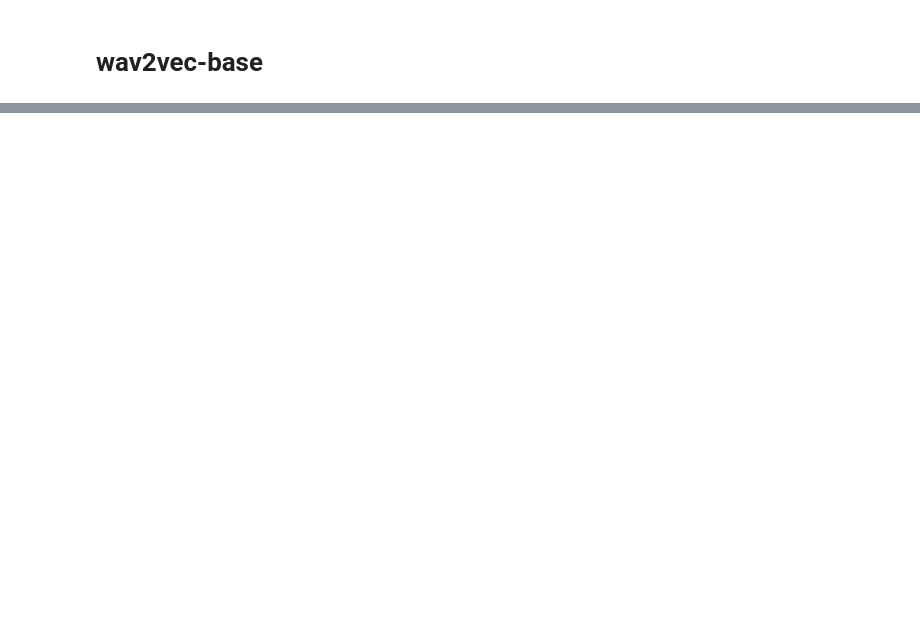
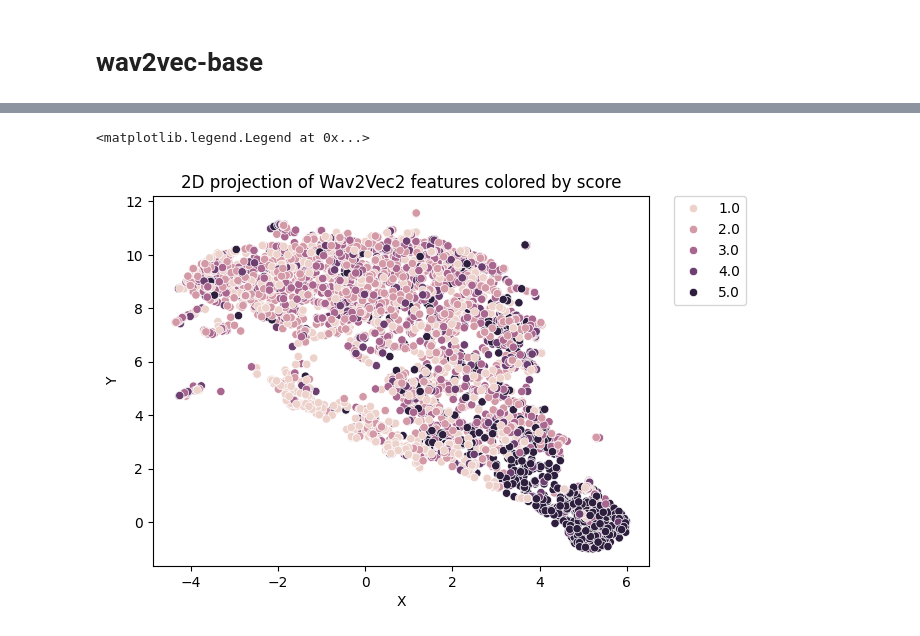
Before and after one commit to asosawelford/tesis, a Jupyter notebook: embeddings/wav2vec/code/extract_wav2vec_embeddings.ipynb, the cells around one changed output, grey strips where cells are left out. Cells and saved outputs as stored; diff of their text form; code cells hidden in the pictures; blank space fills up the shorter version.

```diff
--- a/embeddings/wav2vec/code/extract_wav2vec_embeddings.ipynb
+++ b/embeddings/wav2vec/code/extract_wav2vec_embeddings.ipynb
@@ -167,0 +94,8 @@ torch.Size([1, 49, 512])
+# %%
+#Create a numpy array with the features and project them to 2D using UMAP:
+X = np.stack(metadata_df['embeddings'])
+print('Projecting to 2D with UMAP')
+projector = umap.UMAP()
+projected = projector.fit_transform(X)
+metadata_df['X'] = projected[:,0]
+metadata_df['Y'] = projected[:,1]
@@ -167,0 +113,7 @@ torch.Size([1, 49, 512])
+# %%
+plt.title('2D projection of Wav2Vec2 features colored by score')
+sns.scatterplot(data=metadata_df,x='X',y='Y',hue='score')
+plt.legend(bbox_to_anchor=(1.05, 1), loc='upper left', borderaxespad=0)
+# %% [output]
+<matplotlib.legend.Legend at 0x...>
+[figure, added]
```
Also changed, not shown: parts of 18 cells of this notebook, 7 other files.
